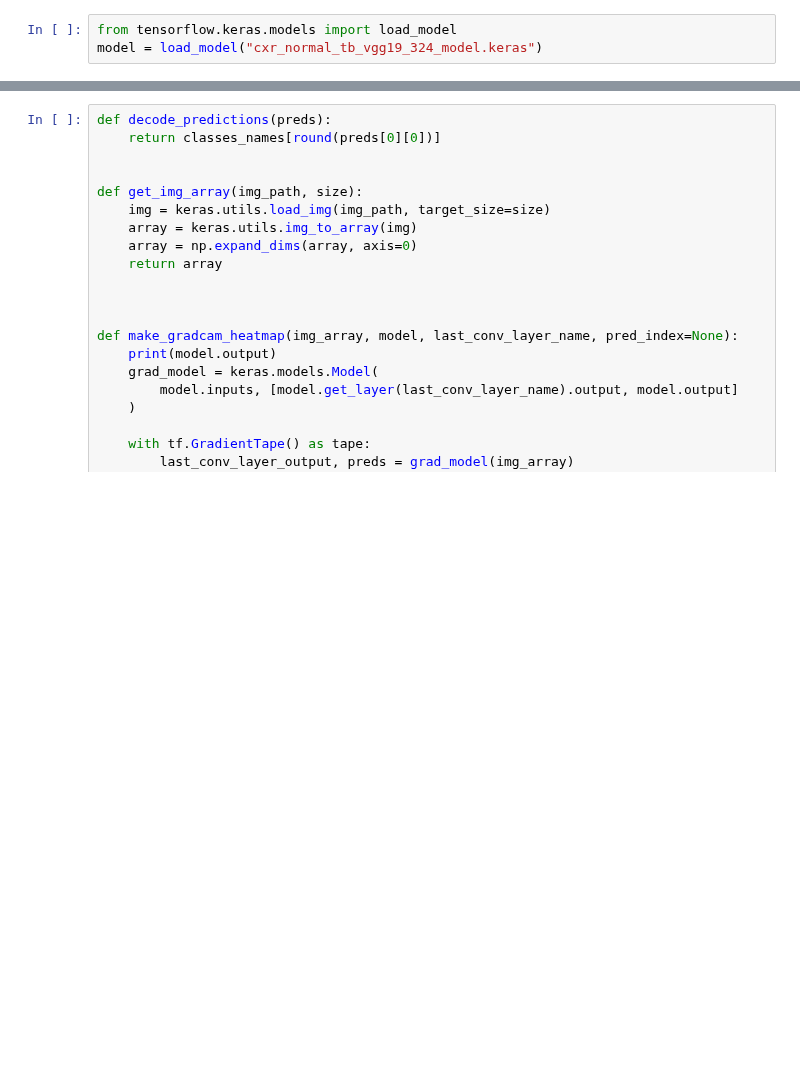
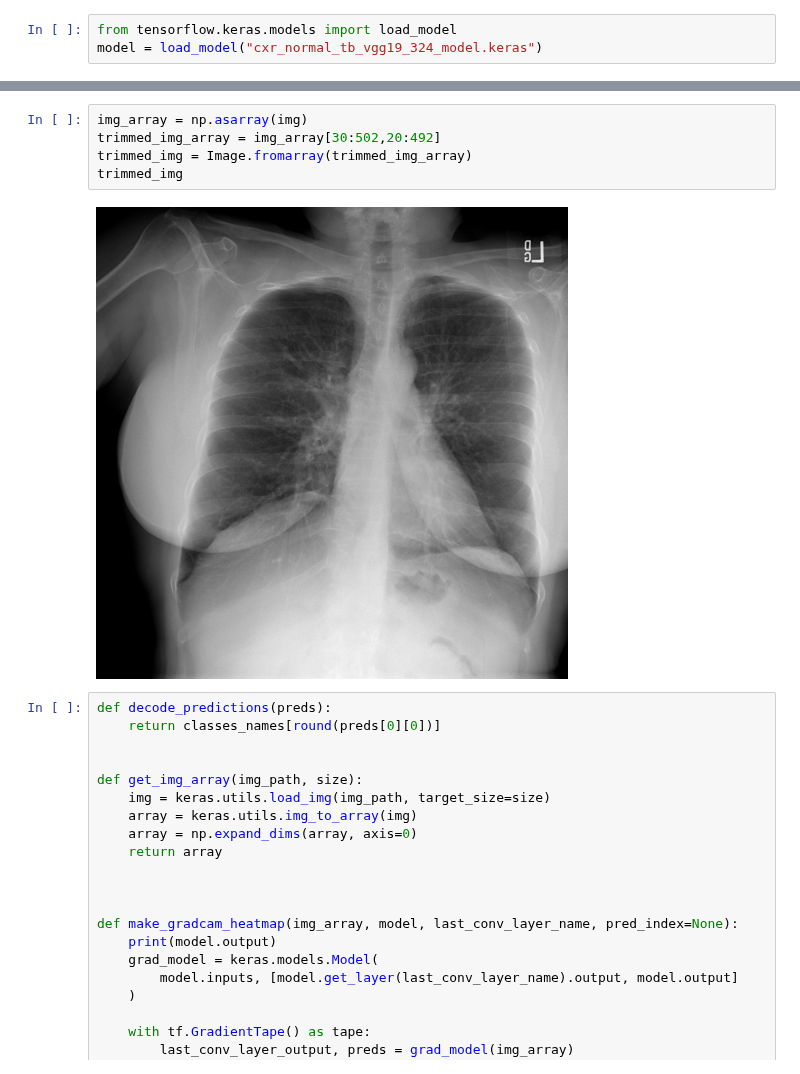
Before and after one commit to Ngwaru/CXR, a Jupyter notebook: tb_cxr.ipynb, the cells around one changed output, grey strips where cells are left out. Saved outputs shown, nothing was run; the diff lists cells and outputs as text; blank space fills up the shorter version.

```diff
--- a/tb_cxr.ipynb
+++ b/tb_cxr.ipynb
@@ -233,3 +236,10 @@ img = Image.open(img_path)
+# %%
+img_array = np.asarray(img)
+trimmed_img_array = img_array[30:502,20:492]
+trimmed_img = Image.fromarray(trimmed_img_array)
+trimmed_img
+# %% [output]
+[figure, added]
 # %%
 def decode_predictions(preds):
     return classes_names[round(preds[0][0])]
```
Also changed, not shown: parts of 1 cell of this notebook.
